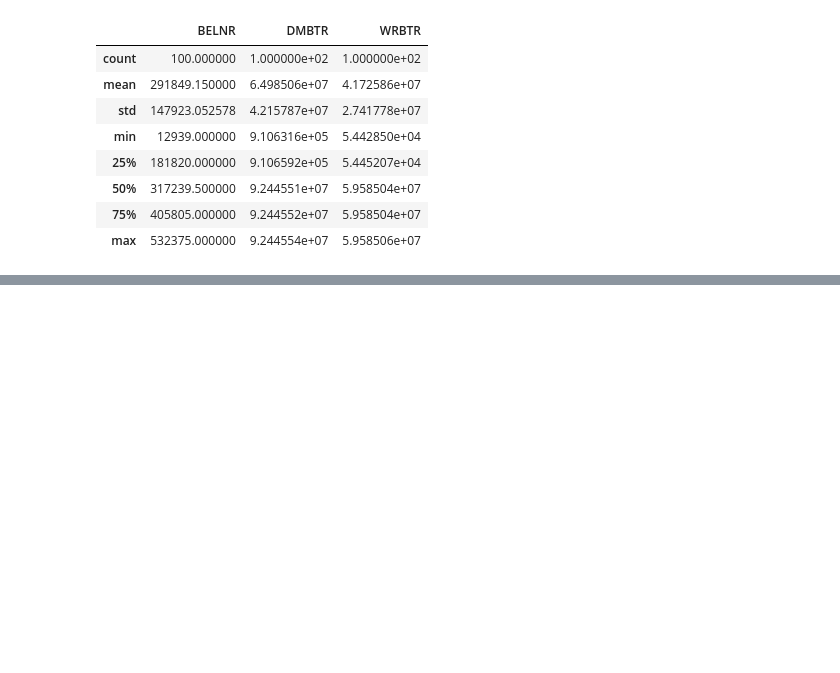
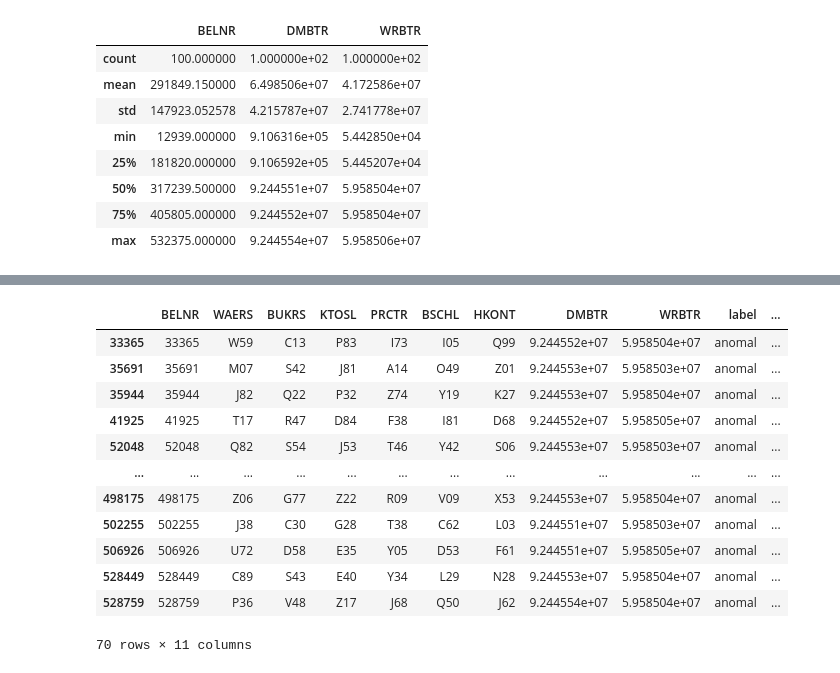
Before and after one commit to Anomaly-Animals/Anomaly-Reasoning, a Jupyter notebook: src/data_exploration.ipynb, the cells around one changed output, grey strips where cells are left out. Drawn from its saved outputs; the diff is of its cells as text; code cells hidden in the pictures; blank space fills up the shorter version.

```diff
--- a/src/data_exploration.ipynb
+++ b/src/data_exploration.ipynb
@@ -86,0 +151,17 @@ display(anomal_data.describe())
+# %%
+filtered_data = data[(data['DMBTR'] > 92445000) & (data['DMBTR'] < 92446000) & (data['WRBTR'] > 59585000) & (data['WRBTR'] < 59586000)]
+filtered_data
+# %% [output]
+|  | BELNR | WAERS | BUKRS | KTOSL | PRCTR | BSCHL | HKONT | DMBTR | WRBTR | label | ... |
+| 33365 | 33365 | W59 | C13 | P83 | I73 | I05 | Q99 | 9.244552e+07 | 5.958504e+07 | anomal | ... |
+| 35691 | 35691 | M07 | S42 | J81 | A14 | O49 | Z01 | 9.244553e+07 | 5.958503e+07 | anomal | ... |
+| 35944 | 35944 | J82 | Q22 | P32 | Z74 | Y19 | K27 | 9.244553e+07 | 5.958504e+07 | anomal | ... |
+| 41925 | 41925 | T17 | R47 | D84 | F38 | I81 | D68 | 9.244552e+07 | 5.958505e+07 | anomal | ... |
+| 52048 | 52048 | Q82 | S54 | J53 | T46 | Y42 | S06 | 9.244553e+07 | 5.958503e+07 | anomal | ... |
+| ... | ... | ... | ... | ... | ... | ... | ... | ... | ... | ... | ... |
+| 498175 | 498175 | Z06 | G77 | Z22 | R09 | V09 | X53 | 9.244553e+07 | 5.958504e+07 | anomal | ... |
+| 502255 | 502255 | J38 | C30 | G28 | T38 | C62 | L03 | 9.244551e+07 | 5.958503e+07 | anomal | ... |
+| 506926 | 506926 | U72 | D58 | E35 | Y05 | D53 | F61 | 9.244551e+07 | 5.958505e+07 | anomal | ... |
+| 528449 | 528449 | C89 | S43 | E40 | Y34 | L29 | N28 | 9.244553e+07 | 5.958504e+07 | anomal | ... |
+| 528759 | 528759 | P36 | V48 | Z17 | J68 | Q50 | J62 | 9.244554e+07 | 5.958504e+07 | anomal | ... |
+70 rows × 11 columns
```
Also changed, not shown: parts of 3 cells of this notebook, 3 other files.
